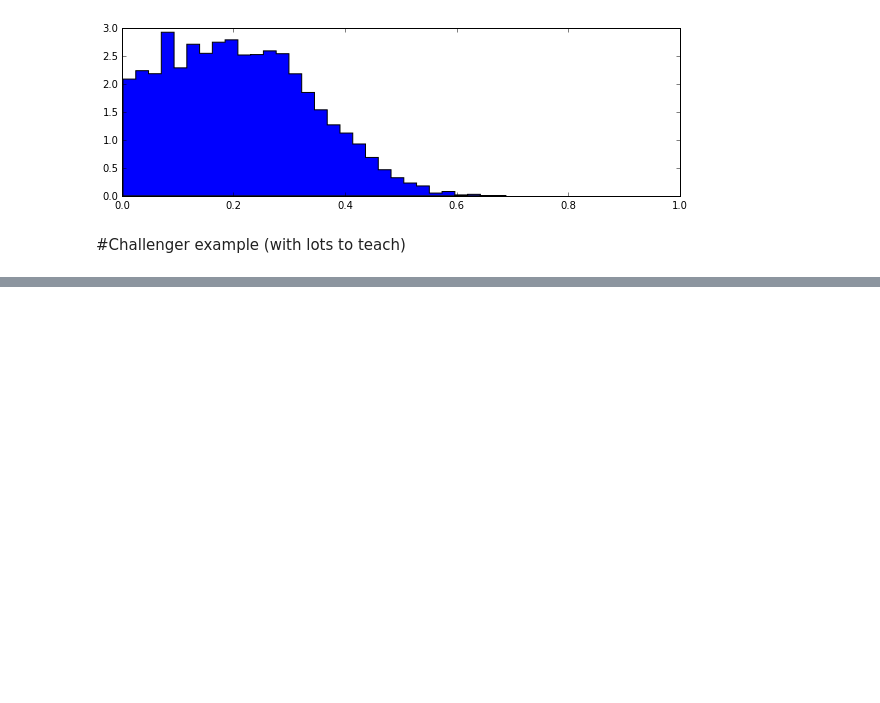
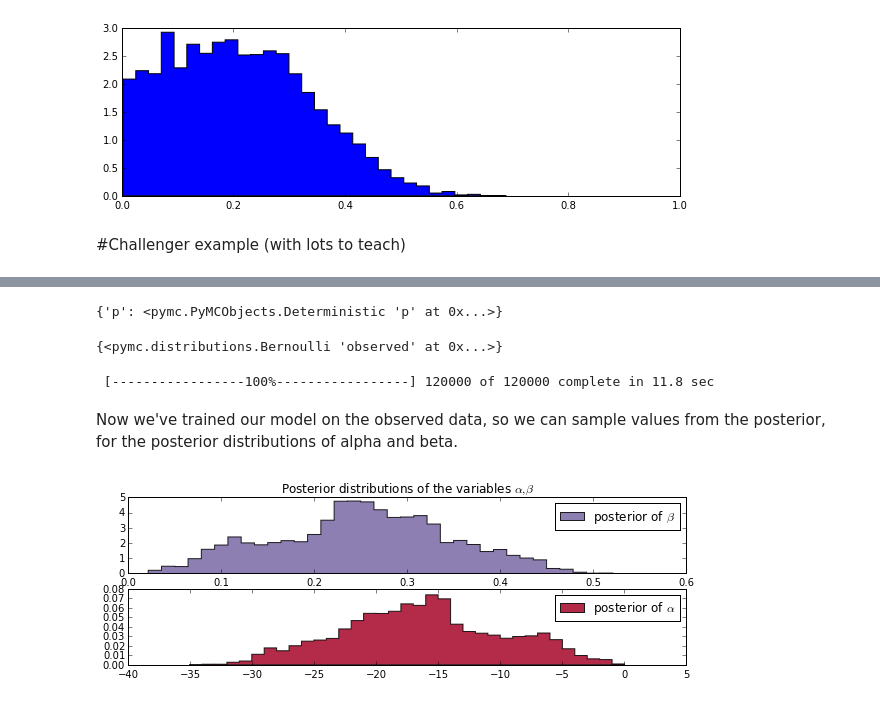
Before and after one commit to aenfield/Probabilistic-Programming-and-Bayesian-Methods-for-Hackers, a Jupyter notebook: Chapter2_MorePyMC/Chapter2mywork.ipynb, the cells around one changed output, grey strips where cells are left out. Drawn from its saved outputs; the diff is of its cells as text; code cells hidden in the pictures; blank space fills up the shorter version.

```diff
--- a/Chapter2_MorePyMC/Chapter2mywork.ipynb
+++ b/Chapter2_MorePyMC/Chapter2mywork.ipynb
@@ -375,0 +449,17 @@ plt.xlim(0, 1)
+# %%
+temperature = challenger_data[:, 0]
+D = challenger_data[:, 1] # defect or not?
+
+# notice 'value' here, see below for why
+beta = pm.Normal('beta', 0, 0.001, value=0)
+alpha = pm.Normal('alpha', 0, 0.001, value=0)
+
+@pm.deterministic
+def p(t = temperature, alpha = alpha, beta = beta):
+    return 1.0 / (1. + np.exp(beta * t + alpha))
+
+# the p function above is the child of what we're estimating.
+# note that it's just a function that has the params we want
+# to figure out. so, i think, we can estimate params in (the
+# functions of) distributions, or estimate params in just some
+# arbitrary function. cool.
@@ -375,0 +484,36 @@ plt.xlim(0, 1)
+# %%
+observed = pm.Bernoulli("observed", p, value=D, observed=True)
+model = pm.Model([observed, beta, alpha])
+# %%
+observed.parents
+# %% [output]
+{'p': <pymc.PyMCObjects.Deterministic 'p' at 0x...>}
+# %%
+p.children
+# %% [output]
+{<pymc.distributions.Bernoulli 'observed' at 0x...>}
+# %%
+map_ = pm.MAP(model)
+map_.fit()
+mcmc = pm.MCMC(model)
+mcmc.sample(120000, 100000, 2)
+# %% [output]
+ [-----------------100%-----------------] 120000 of 120000 complete in 11.8 sec
+# %% [markdown]
+Now we've trained our model on the observed data, so we can sample values from the posterior, for the posterior distributions of alpha and beta.
+# %%
+alpha_samples = mcmc.trace('alpha')[:, None] # 'None' makes them 1-D - why?
+beta_samples = mcmc.trace('beta')[:, None]
+
+plt.subplot(211)
+plt.title(r"Posterior distributions of the variables $\alpha, \beta$")
+plt.hist(beta_samples, histtype='stepfilled', bins=35, alpha=0.85,
+         label=r"posterior of $\beta$", color="#7A68A6", normed=True)
+plt.legend()
+
+plt.subplot(212)
+plt.hist(alpha_samples, histtype='stepfilled', bins=35, alpha=0.85,
+         label=r"posterior of $\alpha$", color="#A60628", normed=True)
+plt.legend();
+# %% [output]
+[figure, added]
```
Also changed, not shown: parts of 20 cells of this notebook, 1 other file.
